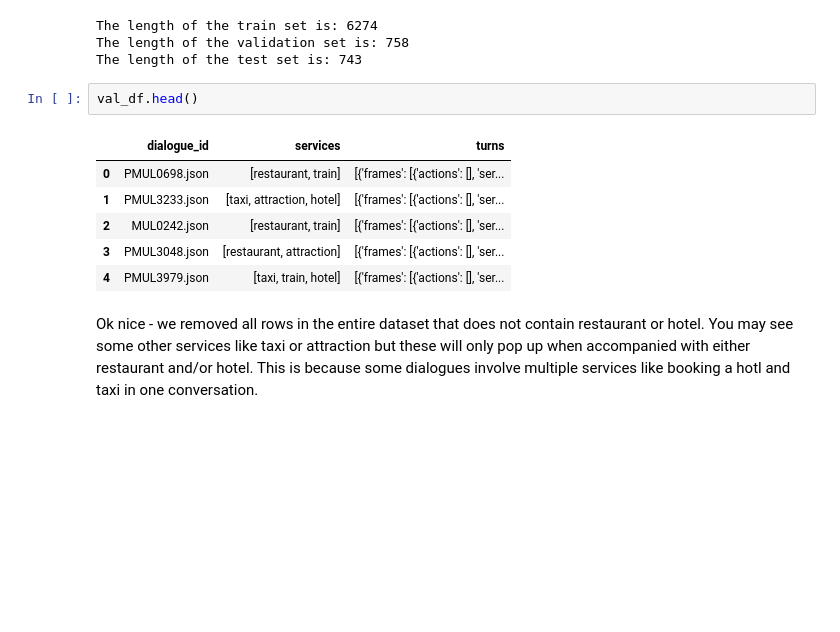
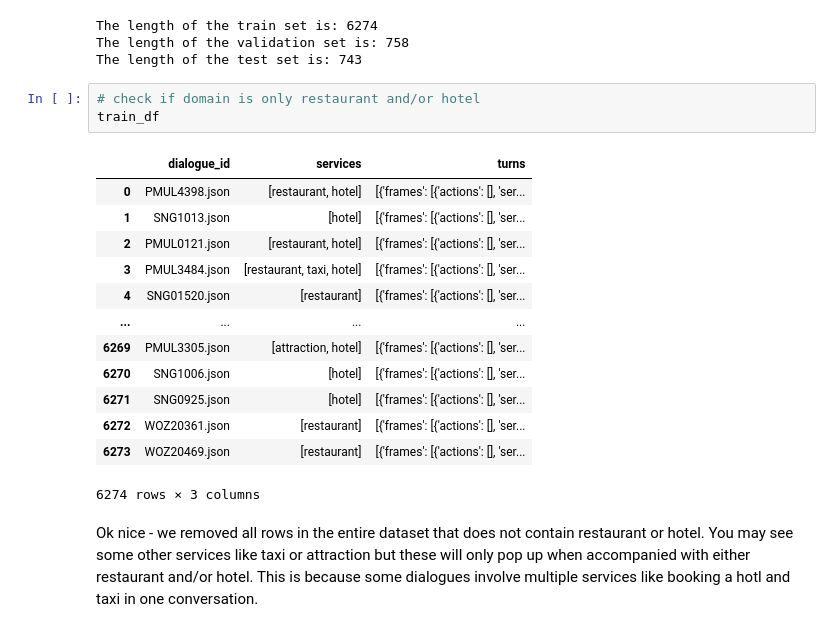
Before and after one commit to aliallam123/AI-Receptionist, a Jupyter notebook: Machine Learning Workflow/Data Preprocessing/data-preprocessing.ipynb, the cells around one changed output. Saved outputs shown, nothing was run; the diff lists cells and outputs as text; blank space fills up the shorter version.

```diff
--- a/Machine Learning Workflow/Data Preprocessing/data-preprocessing.ipynb
+++ b/Machine Learning Workflow/Data Preprocessing/data-preprocessing.ipynb
@@ -291,15 +291,23 @@ print(f"The length of the train set is: {len(train_df)} \nThe length of the vali
 The length of the train set is: 6274
 The length of the validation set is: 758
 The length of the test set is: 743
-# %%
-val_df.head()
-# %% [output]
-|  | dialogue_id | services | turns |
-| 0 | PMUL0698.json | [restaurant, train] | [{'frames': [{'actions': [], 'ser... |
-| 1 | PMUL3233.json | [taxi, attraction, hotel] | [{'frames': [{'actions': [], 'ser... |
-| 2 | MUL0242.json | [restaurant, train] | [{'frames': [{'actions': [], 'ser... |
-| 3 | PMUL3048.json | [restaurant, attraction] | [{'frames': [{'actions': [], 'ser... |
-| 4 | PMUL3979.json | [taxi, train, hotel] | [{'frames': [{'actions': [], 'ser... |
+# %%
+# check if domain is only restaurant and/or hotel
+train_df
+# %% [output]
+|  | dialogue_id | services | turns |
+| 0 | PMUL4398.json | [restaurant, hotel] | [{'frames': [{'actions': [], 'ser... |
+| 1 | SNG1013.json | [hotel] | [{'frames': [{'actions': [], 'ser... |
+| 2 | PMUL0121.json | [restaurant, hotel] | [{'frames': [{'actions': [], 'ser... |
+| 3 | PMUL3484.json | [restaurant, taxi, hotel] | [{'frames': [{'actions': [], 'ser... |
+| 4 | SNG01520.json | [restaurant] | [{'frames': [{'actions': [], 'ser... |
+| ... | ... | ... | ... |
+| 6269 | PMUL3305.json | [attraction, hotel] | [{'frames': [{'actions': [], 'ser... |
+| 6270 | SNG1006.json | [hotel] | [{'frames': [{'actions': [], 'ser... |
+| 6271 | SNG0925.json | [hotel] | [{'frames': [{'actions': [], 'ser... |
+| 6272 | WOZ20361.json | [restaurant] | [{'frames': [{'actions': [], 'ser... |
+| 6273 | WOZ20469.json | [restaurant] | [{'frames': [{'actions': [], 'ser... |
+6274 rows × 3 columns
 # %% [markdown]
 Ok nice - we removed all rows in the entire dataset that does not contain restaurant or hotel. You may see some other services like taxi or attraction but these will only pop up when accompanied with either restaurant and/or hotel. This is because some dialogues involve multiple services like booking a hotl and taxi in one conversation.
 # %%
```
Also changed, not shown: parts of 9 cells of this notebook.
